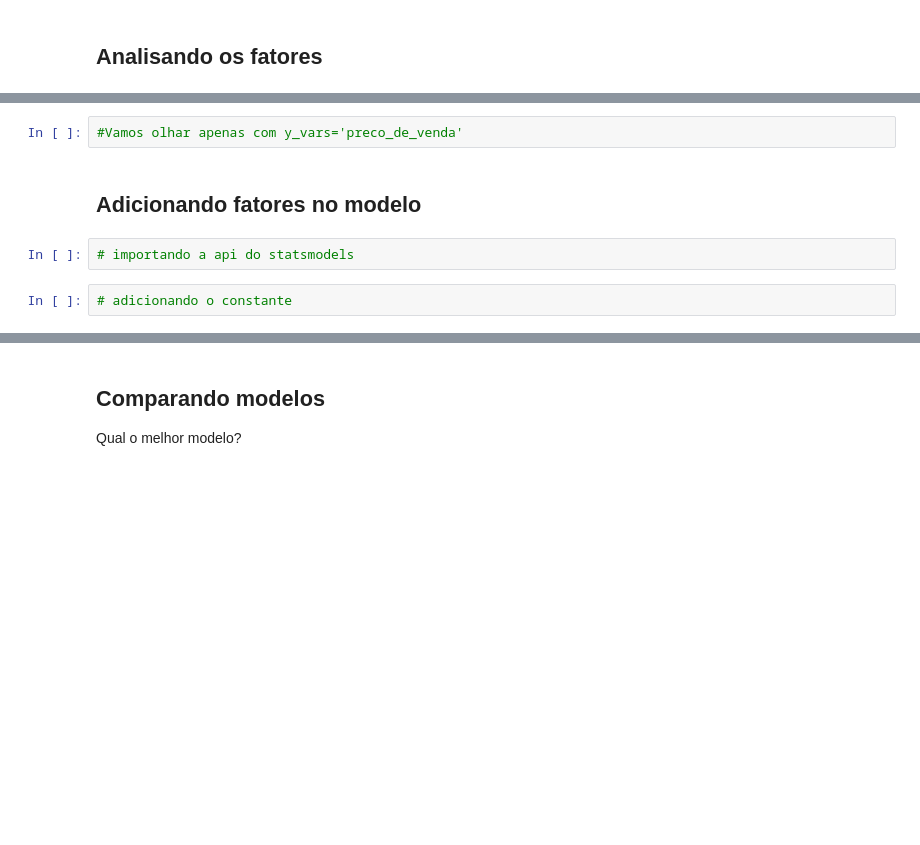
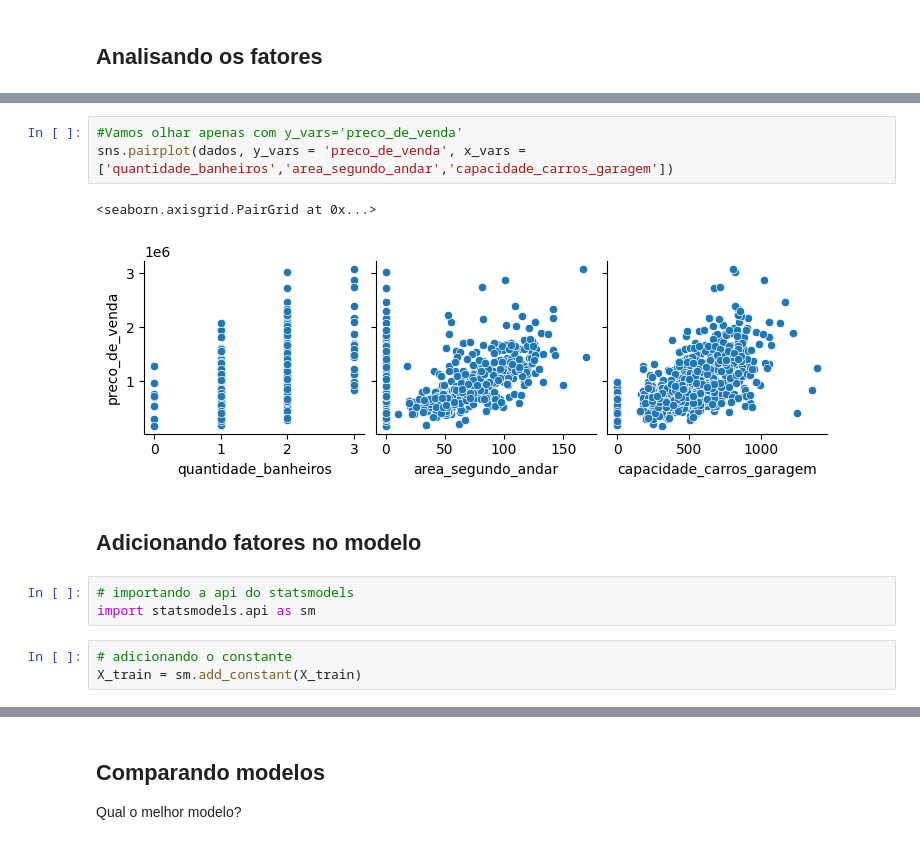
Before and after one commit to cauancalmeida/Data_Science_studies, a Jupyter notebook: Preços_Imóveis_Regressão_Linear.ipynb, the cells around one changed output, grey strips where cells are left out. Drawn from its saved outputs; the diff is of its cells as text; blank space fills up the shorter version.

```diff
--- a/Preços_Imóveis_Regressão_Linear.ipynb
+++ b/Preços_Imóveis_Regressão_Linear.ipynb
@@ -307,8 +318,14 @@ Isso indica que ainda há uma quantidade significativa de variação que não es
 # %%
 #Vamos olhar apenas com y_vars='preco_de_venda'
+sns.pairplot(dados, y_vars = 'preco_de_venda', x_vars = ['quantidade_banheiros','area_segundo_andar','capacidade_carros_garagem'])
+# %% [output]
+<seaborn.axisgrid.PairGrid at 0x...>
+[figure, added]
 # %% [markdown]
 ## Adicionando fatores no modelo
 # %%
 # importando a api do statsmodels
+import statsmodels.api as sm
 # %%
 # adicionando o constante
+X_train = sm.add_constant(X_train)
```
Also changed, not shown: parts of 43 cells of this notebook.
